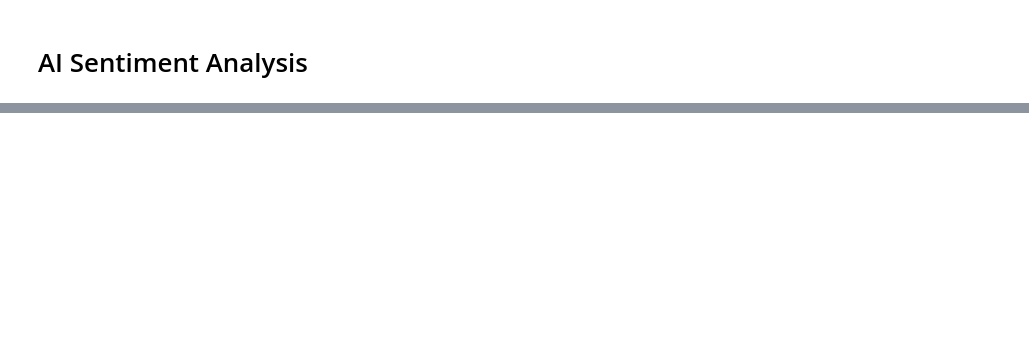
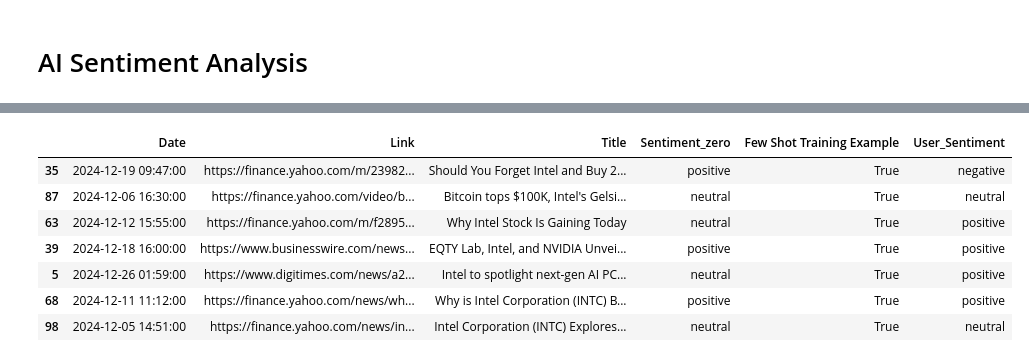
Before and after one commit to Ivo196/Chronos-T5-Large, a Jupyter notebook: news.ipynb, the cells around one changed output, grey strips where cells are left out. Saved outputs shown, nothing was run; the diff lists cells and outputs as text; code cells hidden in the pictures; blank space fills up the shorter version.

```diff
--- a/news.ipynb
+++ b/news.ipynb
@@ -23,0 +99,25 @@ news_df
+# %%
+# Manually assigned labels corresponding to the selected headlines
+# Fill in below based on above headlines
+user_labels = [
+    'negative',
+    'neutral',
+    'positive',
+    'positive',
+    'positive',
+    'positive',
+    'neutral'
+]
+
+# Add the user-provided labels to the few-shot DataFrame
+few_shot_df['User_Sentiment'] = user_labels
+few_shot_df
+# %% [output]
+|  | Date | Link | Title | Sentiment_zero | Few Shot Training Example | User_Sentiment |
+| 35 | 2024-12-19 09:47:00 | https://finance.yahoo.com/m/23982... | Should You Forget Intel and Buy 2... | positive | True | negative |
+| 87 | 2024-12-06 16:30:00 | https://finance.yahoo.com/video/b... | Bitcoin tops $100K, Intel's Gelsi... | neutral | True | neutral |
+| 63 | 2024-12-12 15:55:00 | https://finance.yahoo.com/m/f2895... | Why Intel Stock Is Gaining Today | neutral | True | positive |
+| 39 | 2024-12-18 16:00:00 | https://www.businesswire.com/news... | EQTY Lab, Intel, and NVIDIA Unvei... | positive | True | positive |
+| 5 | 2024-12-26 01:59:00 | https://www.digitimes.com/news/a2... | Intel to spotlight next-gen AI PC... | neutral | True | positive |
+| 68 | 2024-12-11 11:12:00 | https://finance.yahoo.com/news/wh... | Why is Intel Corporation (INTC) B... | positive | True | positive |
+| 98 | 2024-12-05 14:51:00 | https://finance.yahoo.com/news/in... | Intel Corporation (INTC) Explores... | neutral | True | neutral |
```
Also changed, not shown: parts of 7 cells of this notebook.
